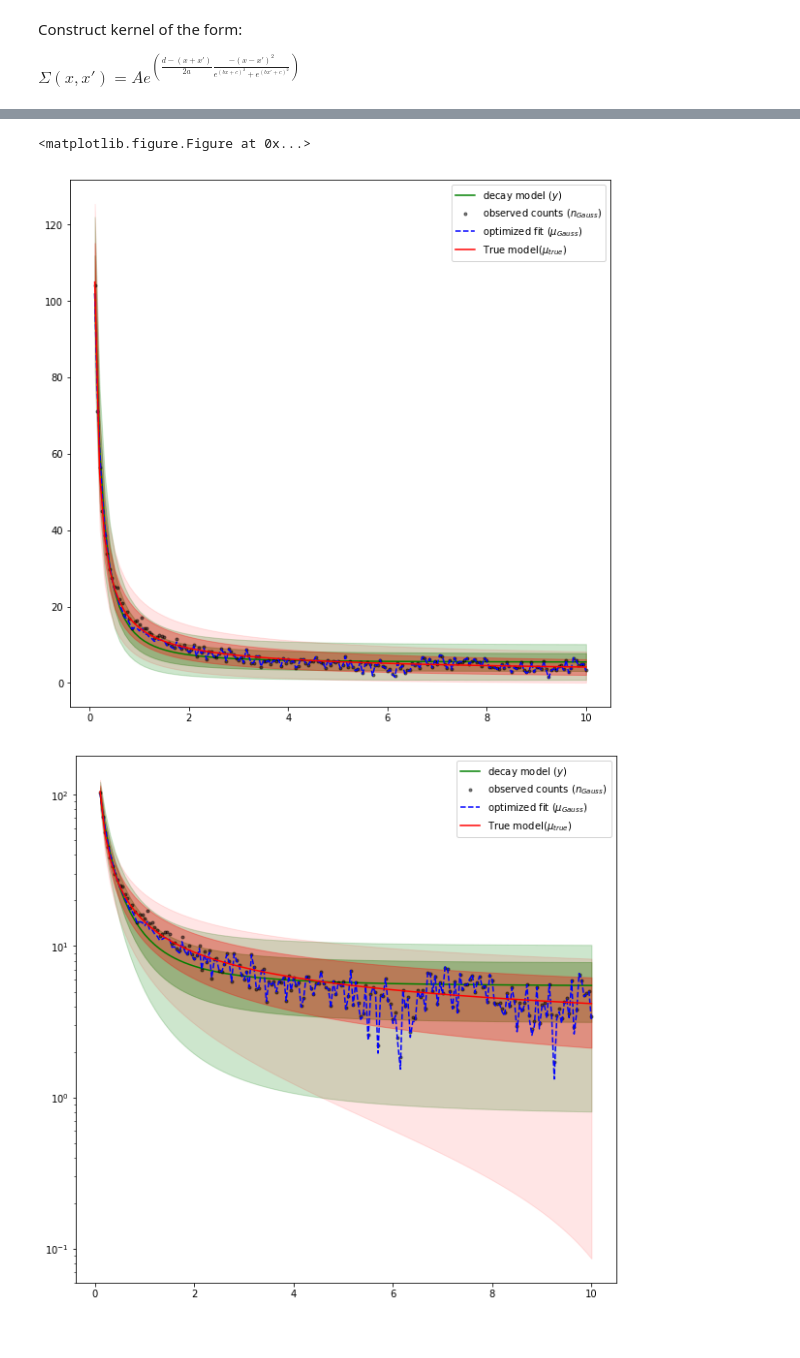
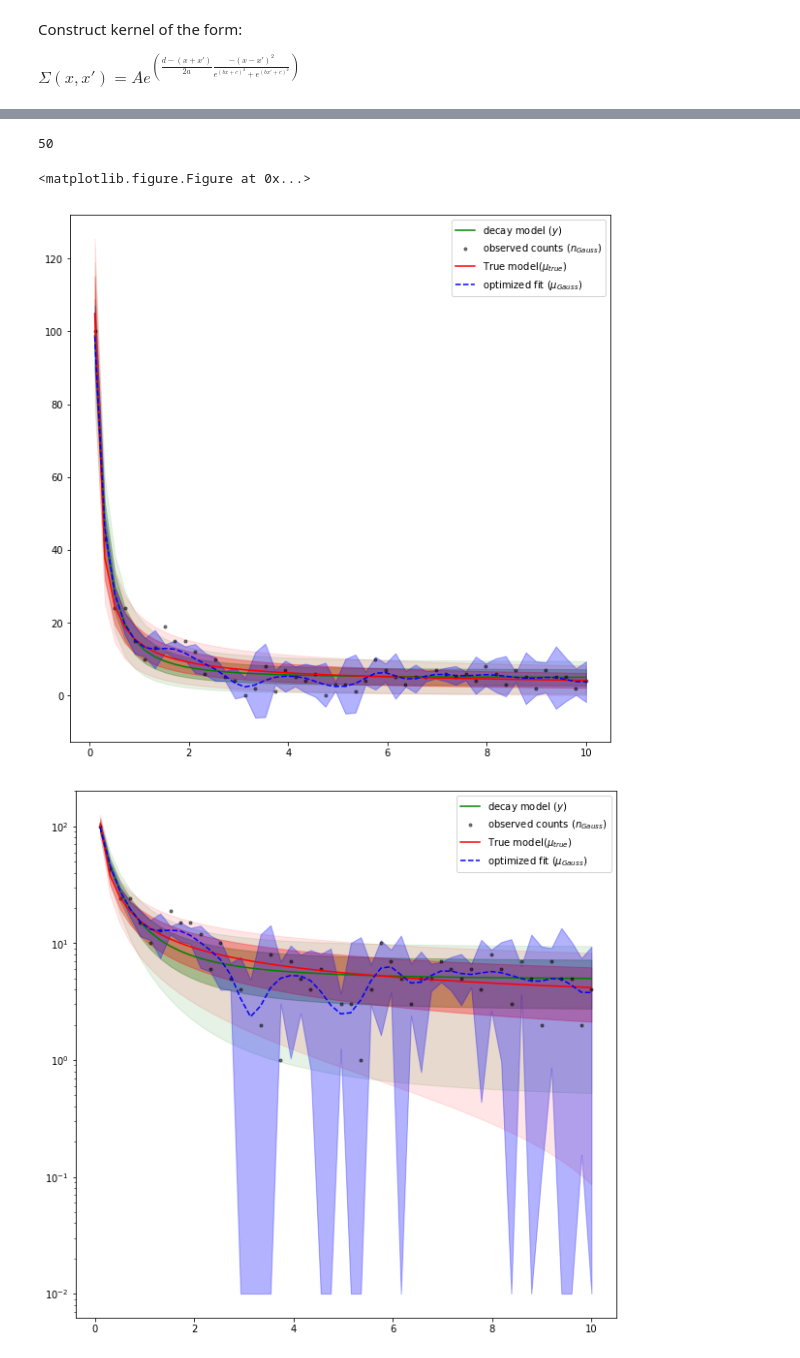
Before and after one commit to ChrisIck/Poisson-GPs, a Jupyter notebook: Minimization Test.ipynb, the cells around one changed output, grey strips where cells are left out. Saved outputs shown, nothing was run; the diff lists cells and outputs as text; code cells hidden in the pictures.

```diff
--- a/Minimization Test.ipynb
+++ b/Minimization Test.ipynb
@@ -229,0 +241,9 @@ ymodel = ymodel_opt
+# %%
+from scipy.optimize import minimize
+solnG = minimize(neg_log_like_PGP_MV, ymodel,  method="L-BFGS-B", args = (signal0, n_G, yguess, cov), options={'ftol' : 1e2 * np.finfo(float).eps, 'maxfun': 1.5e5, 'maxiter': 1.5e5})#, bounds = boundarray)
+
+mu_opt_G = solnG.x
+
+print solnG
+
+delta_mu_opt_G = np.diag(solnG.hess_inv.matmat(np.eye(N)))
@@ -254,9 +308,0 @@ print chain.shape
-# %%
-'''
-f, ax = plt.subplots(N, sharex=True, sharey=True, figsize=(20,30))
-
-for j in range(N):
-    for i in range(nwalker):
-        ax[j].plot(np.arange(burnin + nsteps), chain[i,:,j], 'k-', alpha = 0.1)
-plt.show()
-'''
@@ -322,60 +310,73 @@ plt.show()
 %matplotlib inline
 plt.figure()
 
+fill_std=True
 ym_up = ymodel + 2.*np.sqrt(ymodel)
 ym_low = ymodel - 2.*np.sqrt(ymodel)
-
+print len(ymodel)
 gp_std = np.sqrt(ymodel)
 yguess_std_low = np.empty(len(ymodel))
 yguess_std_low2 = np.empty(len(ymodel))
 ytrue_std_low = np.empty(len(ymodel))
-for i in range(len(ymodel)):
+mu_opt_low = np.empty(N)
+for i in range(N):
     if ymodel[i]-gp_std[i]<0.1:
         yguess_std_low[i] = 0.1
     else:
         yguess_std_low[i] = ymodel[i]-gp_std[i]
     if ymodel[i]-2*gp_std[i]<0.1:
         yguess_std_low2[i] = 0.1
     else:
         yguess_std_low2[i] = ymodel[i]-2*gp_std[i]
     if ytrue[i]-np.sqrt(ytrue[i])<0.1:
         ytrue_std_low[i] = 0.1
     else:
         ytrue_std_low[i] = ytrue[i]-np.sqrt(ytrue[i])
+    if mu_opt_G[i]-np.sqrt(delta_mu_opt_G[i])<1e-2:
+        mu_opt_low[i] = 1e-2
+    else:
+        mu_opt_low[i] = mu_opt_G[i]-np.sqrt(delta_mu_opt_G[i])
 
 plt.figure(figsize=(10,10))
 plt.plot(x, ymodel, 'g-', label = "decay model ($y$)")
-plt.fill_between(x, ymodel+gp_std, yguess_std_low, color = 'g', alpha=0.3, edgecolor="none")
-plt.fill_between(x, ymodel+2*gp_std, yguess_std_low2, color = 'g', alpha=0.1, edgecolor="none")
-plt.fill_between(x, ym_low, ym_up, color = 'g', alpha=0.1, edgecolor="none")
 plt.plot(xtrue, n_G,'k.', label = "observed counts ($n_{Gauss}$)", alpha = .5)
+#plt.plot(xtrue, max_mu, 'm.', label = "emcee mean", alpha = .75)
+plt.plot(x, ytrue,'r-', label = "True model($\mu_{true}$)")
 plt.plot(xtrue, mu_opt_G,'b--', label = "optimized fit ($\mu_{Gauss}$)")
-#plt.plot(xtrue, max_mu, 'y--', label = "emcee mean", alpha = .75)
-plt.plot(x, ytrue,'r-', label = "True model($\mu_{true}$)")
-plt.fill_between(x, ytrue+np.sqrt(ytrue), ytrue_std_low, color = 'r', alpha=0.3, edgecolor="none")
-plt.fill_between(x, ytrue+2*np.sqrt(ytrue), ytrue-2*np.sqrt(ytrue), color = 'r', alpha=0.1, edgecolor="none")
+if(fill_std == True):
+    plt.fill_between(x, ymodel+gp_std, ymodel-gp_std, color = 'g', alpha=0.3, edgecolor="none")
+    plt.fill_between(x, ymodel+2*gp_std, ymodel-2*gp_std, color = 'g', alpha=0.1, edgecolor="none")
+    plt.fill_between(x, ytrue+np.sqrt(ytrue), ytrue-np.sqrt(ytrue), color = 'r', alpha=0.3, edgecolor="none")
+    plt.fill_between(x, ytrue+2*np.sqrt(ytrue), ytrue-2*np.sqrt(ytrue), color = 'r', alpha=0.1, edgecolor="none")
+    plt.fill_between(x, mu_opt_G + np.sqrt(delta_mu_opt_G), mu_opt_G - np.sqrt(delta_mu_opt_G), color = 'b', alpha=0.3, edgecolor="none")
+
 plt.legend(loc="upper right")
 
 plt.figure(figsize=(10,10))
 plt.yscale('log')
 plt.plot(x, ymodel, 'g-', label = "decay model ($y$)")
-plt.fill_between(x, ymodel+gp_std, yguess_std_low, color = 'g', alpha=0.3, edgecolor="none")
-plt.fill_between(x, ymodel+2*gp_std, yguess_std_low2, color = 'g', alpha=0.1, edgecolor="none")
-plt.fill_between(x, ym_low, ym_up, color = 'g', alpha=0.1, edgecolor="none")
+
 plt.plot(xtrue, n_G,'k.', label = "observed counts ($n_{Gauss}$)", alpha = .5)
+#plt.plot(xtrue, max_mu, 'm.', label = "emcee mean", alpha = .75)
+plt.plot(x, ytrue,'r-', label = "True model($\mu_{true}$)")
 plt.plot(xtrue, mu_opt_G,'b--', label = "optimized fit ($\mu_{Gauss}$)")
-#plt.plot(xtrue, max_mu, 'y--', label = "emcee mean", alpha = .75)
-plt.plot(x, ytrue,'r-', label = "True model($\mu_{true}$)")
-plt.fill_between(x, ytrue+np.sqrt(ytrue), ytrue_std_low, color = 'r', alpha=0.3, edgecolor="none")
-plt.fill_between(x, ytrue+2*np.sqrt(ytrue), ytrue-2*np.sqrt(ytrue), color = 'r', alpha=0.1, edgecolor="none")
+
+if(fill_std == True):
+    plt.fill_between(x, ymodel+gp_std, yguess_std_low, color = 'g', alpha=0.3, edgecolor="none")
+    plt.fill_between(x, ymodel+2*gp_std, yguess_std_low2, color = 'g', alpha=0.1, edgecolor="none")
+    plt.fill_between(x, ytrue+np.sqrt(ytrue), ytrue_std_low, color = 'r', alpha=0.3, edgecolor="none")
+    plt.fill_between(x, ytrue+2*np.sqrt(ytrue), ytrue-2*np.sqrt(ytrue), color = 'r', alpha=0.1, edgecolor="none")
+    plt.fill_between(x, mu_opt_G + np.sqrt(delta_mu_opt_G), mu_opt_low, color = 'b', alpha=0.3, edgecolor="none")
+
 plt.legend(loc="upper right")
 
 
 plt.show()
 # %% [output]
-<matplotlib.figure.Figure at 0x...>
+50
+<matplotlib.figure.Figure at 0x...>
-[figure, old version]
+[figure, new version]
-[figure, old version]
+[figure, new version]
 # %%
 xtest = np.array([1., 7.])
 y_g = scale*f5(xtest)
```
Also changed, not shown: parts of 14 cells of this notebook.
